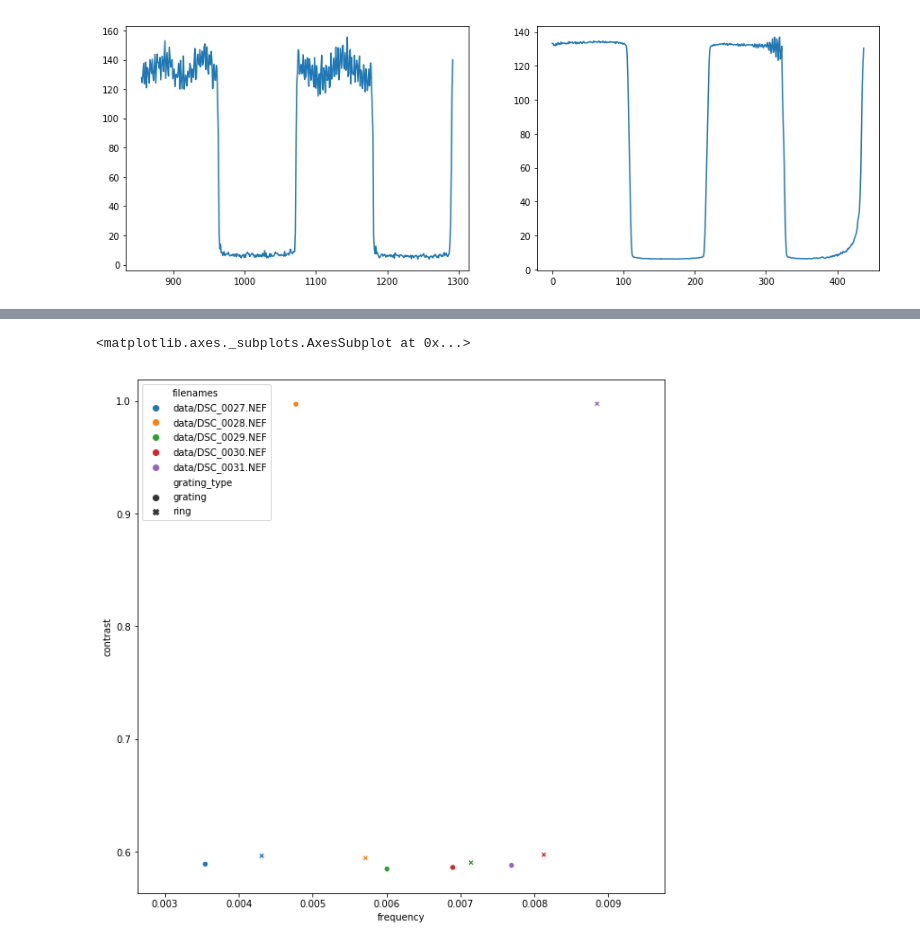
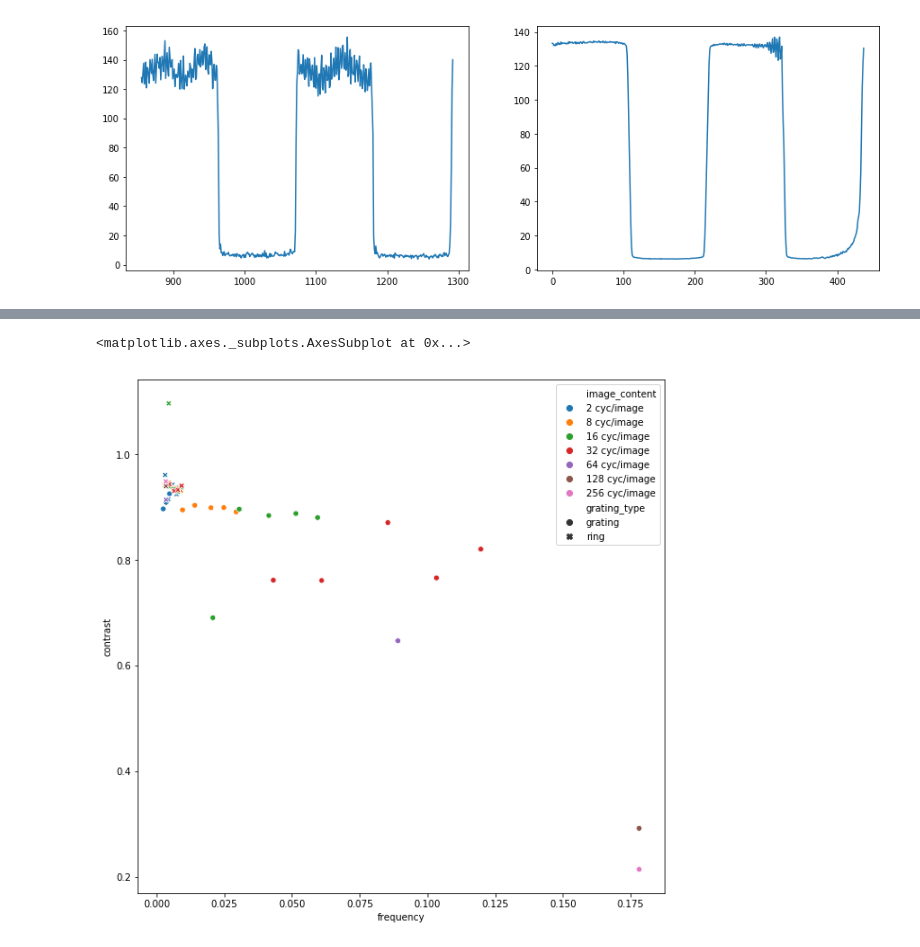
Before and after one commit to WinawerLab/spatial-calibration, a Jupyter notebook: MTF.ipynb, the cells around one changed output, grey strips where cells are left out. Drawn from its saved outputs; the diff is of its cells as text; code cells hidden in the pictures.

```diff
--- a/MTF.ipynb
+++ b/MTF.ipynb
@@ -292,5 +225,2 @@ Contrast: 0.5943344249556028
 # %%
-df_backup = pd.read_csv('mtf-backup.csv')
+df = pd.read_csv('mtf.csv')
-# %%
-fnames = sorted(glob.glob('data/DSC_00*.NEF'))[2:12]
-df = mtf.mtf(fnames, True)
@@ -328,7 +227,11 @@ To retain the current behavior and silence the warning, pass 'sort=True'.
+# %%
+df['image_cycles'] = df.image_content.apply(lambda x: int(x.replace(' cyc/image', '')))
+# %%
+filenames = ['data/DSC_%04d.NEF'%i for i in range(54,80)]
 # %%
 fig, ax = plt.subplots(1,1, figsize=(10,10))
-sns.scatterplot('frequency', 'contrast', 'filenames', 'grating_type',  data=df[df.image_content.isin(['projector 2 cyc/image'])])
+sns.scatterplot('frequency', 'contrast', 'image_content', 'grating_type', data=df[(df.filenames.isin(filenames))&(df.image_context=='projector')], legend='full',)
 #ax.set_xscale('log')
 # %% [output]
 <matplotlib.axes._subplots.AxesSubplot at 0x...>
-[figure, old version]
+[figure, new version]
```
Also changed, not shown: parts of 18 cells of this notebook, 2 other files.
